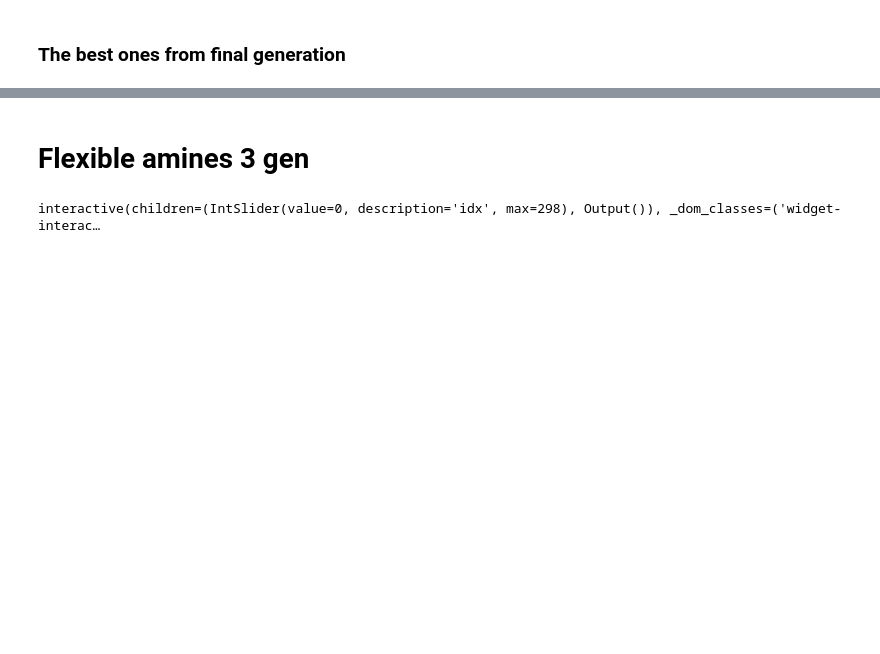
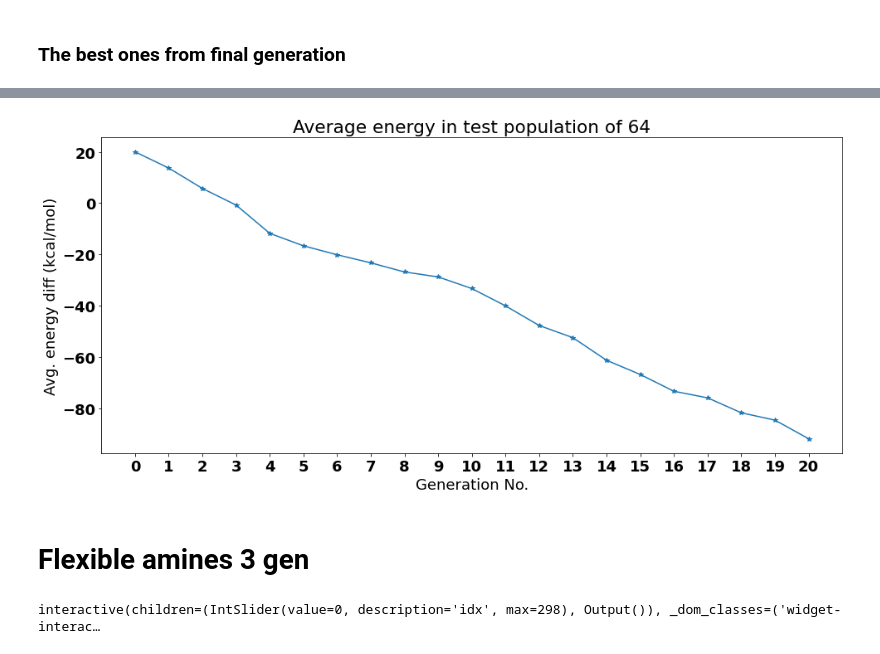
Before and after one commit to Strandgaard96/GB_GA, a Jupyter notebook: notebooks/Generation_exploration.ipynb, the cells around one changed output, grey strips where cells are left out. Saved outputs shown, nothing was run; the diff lists cells and outputs as text; code cells hidden in the pictures; blank space fills up the shorter version.

```diff
--- a/notebooks/Generation_exploration.ipynb
+++ b/notebooks/Generation_exploration.ipynb
@@ -164,3 +186,20 @@ Draw.MolsToGridImage(mols,molsPerRow=3,maxMols=20,legends=[str(x) for x in idx],
+# %%
+# Get gen paths
+gen_objects = sorted(generation_path.rglob('*GA*'))
+# %%
+avg_energy=[]
+for elem in gen_objects:
+    with open(elem, "rb") as f:
+        gen = pickle.load(f)
+        avg_energy.append(gen.gen2pd()['score'].mean())
+# %%
+fig, ax = plt.subplots(figsize=(16, 7))
+x = np.arange(0,len(avg_energy))
+ax.plot(x,avg_energy,'*-')
+ax.set(xlabel='Generation No.', ylabel='Avg. energy diff (kcal/mol)', title='Average energy in test population of 64',xticks=x);
+fig.savefig('generation__64_avgenergy.png', dpi=600)
+# %% [output]
+[figure, added]
 # %% [markdown]
 # Flexible amines 3 gen
 # %%
```
Also changed, not shown: parts of 24 cells of this notebook, 8 other files.
